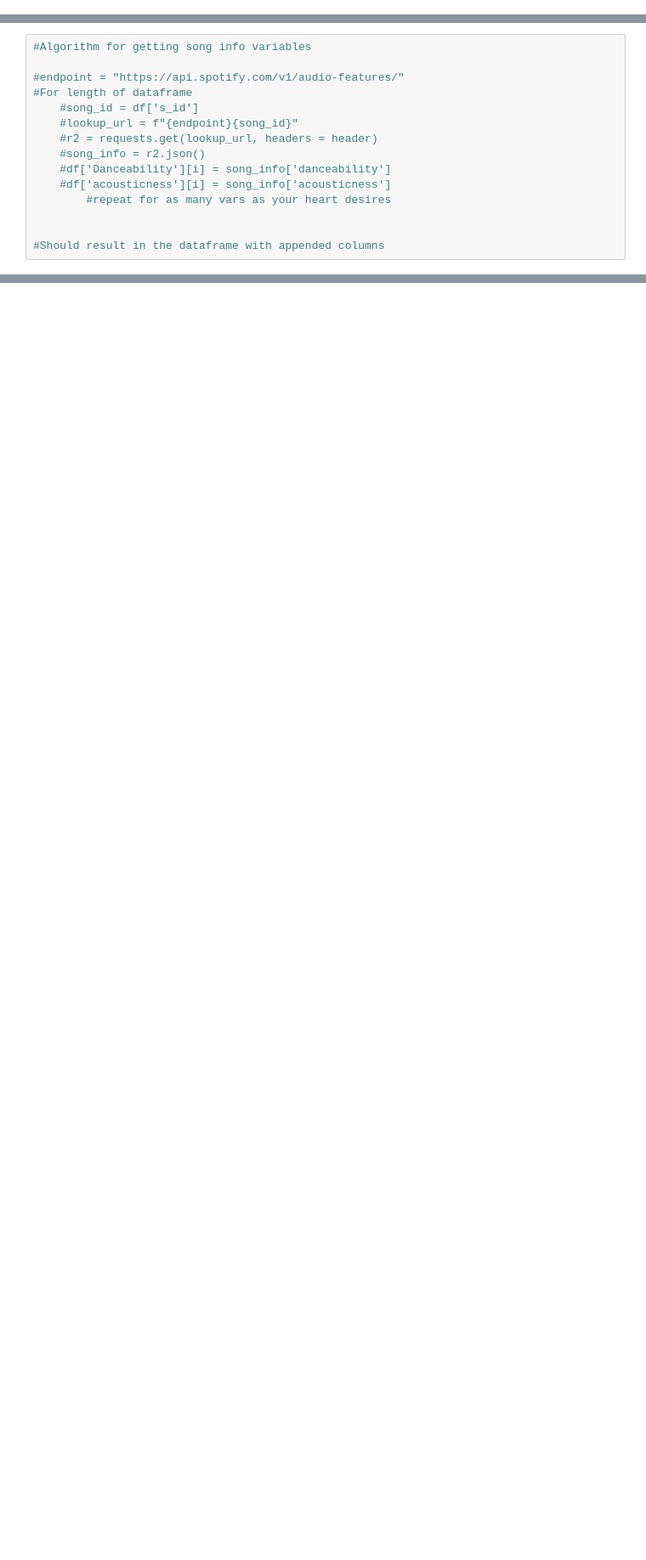
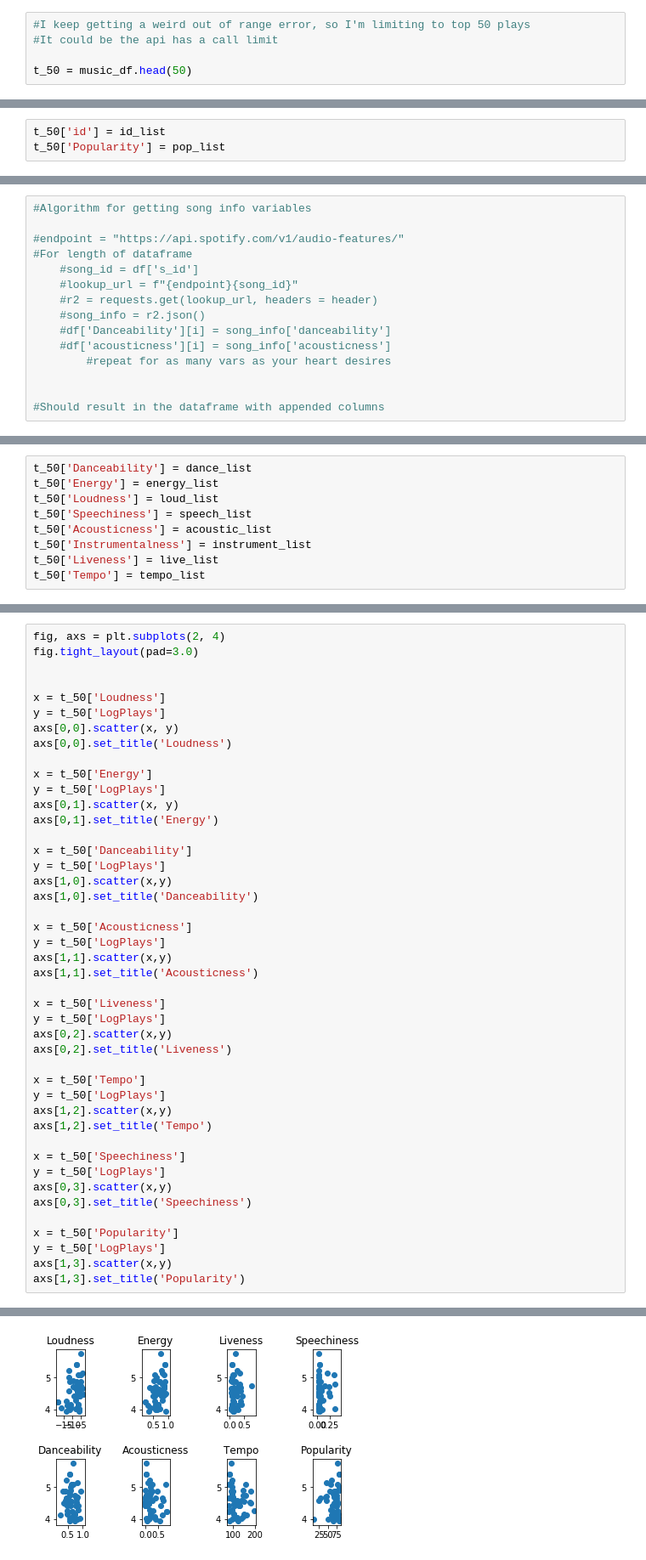
Before and after one commit to caltodo/MusicAnalysis, a Jupyter notebook: STCD_recommender.ipynb, the cells around one changed output, grey strips where cells are left out. Shown at 85% size. Saved outputs shown, nothing was run; the diff lists cells and outputs as text; blank space fills up the shorter version.

Commit message:
Set up data, and started with a model for predicting  plays

```diff
--- a/STCD_recommender.ipynb
+++ b/STCD_recommender.ipynb
@@ -335,6 +344,11 @@ song_info['danceability']
 # %% [markdown]
 ### So now, I can take my music dataframe, iteratively get an ID for each using spotipy, then use that id with Spotify API to get the extra variables.
 ### I will then pipe those variables into the dataframe so my recommender system has many variables to use.
+# %%
+#I keep getting a weird out of range error, so I'm limiting to top 50 plays
+#It could be the api has a call limit
+
+t_50 = music_df.head(50)
 # %%
 #Algorithm for getting id's
 
@@ -352,0 +420,3 @@ song_info['danceability']
+# %%
+t_50['id'] = id_list
+t_50['Popularity'] = pop_list
@@ -367,0 +478,9 @@ song_info['danceability']
+# %%
+t_50['Danceability'] = dance_list
+t_50['Energy'] = energy_list
+t_50['Loudness'] = loud_list
+t_50['Speechiness'] = speech_list
+t_50['Acousticness'] = acoustic_list
+t_50['Instrumentalness'] = instrument_list
+t_50['Liveness'] = live_list
+t_50['Tempo'] = tempo_list
@@ -367,0 +502,45 @@ song_info['danceability']
+# %%
+fig, axs = plt.subplots(2, 4)
+fig.tight_layout(pad=3.0)
+
+
+x = t_50['Loudness']
+y = t_50['LogPlays']
+axs[0,0].scatter(x, y)
+axs[0,0].set_title('Loudness')
+
+x = t_50['Energy']
+y = t_50['LogPlays']
+axs[0,1].scatter(x, y)
+axs[0,1].set_title('Energy')
+
+x = t_50['Danceability']
+y = t_50['LogPlays']
+axs[1,0].scatter(x,y)
+axs[1,0].set_title('Danceability')
+
+x = t_50['Acousticness']
+y = t_50['LogPlays']
+axs[1,1].scatter(x,y)
+axs[1,1].set_title('Acousticness')
+
+x = t_50['Liveness']
+y = t_50['LogPlays']
+axs[0,2].scatter(x,y)
+axs[0,2].set_title('Liveness')
+
+x = t_50['Tempo']
+y = t_50['LogPlays']
+axs[1,2].scatter(x,y)
+axs[1,2].set_title('Tempo')
+
+x = t_50['Speechiness']
+y = t_50['LogPlays']
+axs[0,3].scatter(x,y)
+axs[0,3].set_title('Speechiness')
+
+x = t_50['Popularity']
+y = t_50['LogPlays']
+axs[1,3].scatter(x,y)
+axs[1,3].set_title('Popularity')
+# %% [output]
@@ -367,0 +548 @@ song_info['danceability']
+[figure, added]
```
Also changed, not shown: parts of 35 cells of this notebook.
